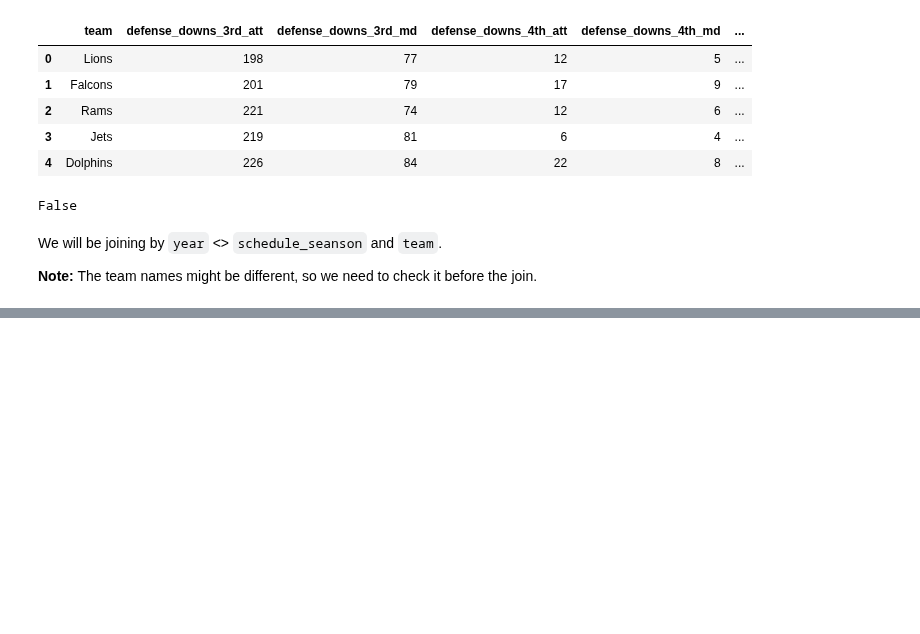
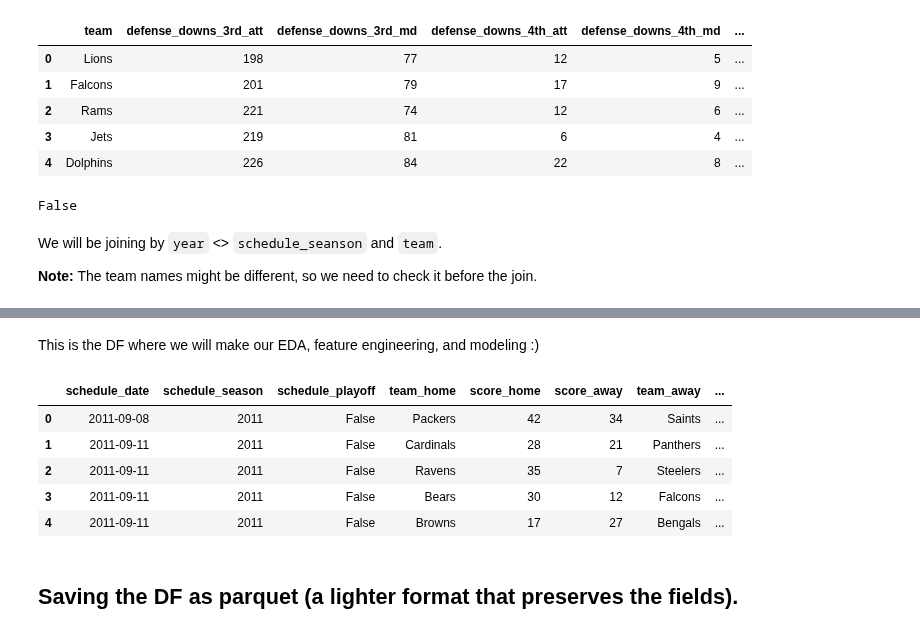
Before and after one commit to rafabandoni/nfl-predict, a Jupyter notebook: notebooks/00_nfl_predict_class.ipynb, the cells around one changed output, grey strips where cells are left out. Saved outputs shown, nothing was run; the diff lists cells and outputs as text; code cells hidden in the pictures; blank space fills up the shorter version.

```diff
--- a/notebooks/00_nfl_predict_class.ipynb
+++ b/notebooks/00_nfl_predict_class.ipynb
@@ -440,0 +513,19 @@
+# %%
+# Change Commanders name to get historic
+commanders_name = [
+    'Washington Commanders',
+    'Washington Football Team',
+    'Washington Redskins'
+]
+
+def change_commanders_name(team_name, commanders_name):
+  if team_name in commanders_name:
+    return 'Washington Commanders'
+  else:
+    return team_name
+
+score_historical['team_home'] = score_historical.apply(lambda row: change_commanders_name(row['team_home'], commanders_name), axis=1)
+score_historical['team_away'] = score_historical.apply(lambda row: change_commanders_name(row['team_away'], commanders_name), axis=1)
+# %%
+score_historical['team_home'] = score_historical['team_home'].str.split(' ').str[-1]
+score_historical['team_away'] = score_historical['team_away'].str.split(' ').str[-1]
@@ -440,0 +534,15 @@
+# %%
+stats_dataframe['year'] = stats_dataframe['year'] + 1
+# %%
+# Now let's try the first merge
+
+final_df = score_historical.merge(stats_dataframe,
+                                  left_on=['schedule_season', 'team_home'],
+                                  right_on=['year', 'team'],
+                                  how='left').merge(stats_dataframe,
+                                                    left_on=['schedule_season', 'team_away'],
+                                                    right_on=['year', 'team'],
+                                                    how='left',
+                                                    suffixes=('_home_', '_away_')).drop(['team_home_',
+                                                                                          'team_away_'],
+                                                                                        axis=1)
@@ -440,0 +553,13 @@
+# %% [markdown]
+This is the DF where we will make our EDA, feature engineering, and modeling :)
+# %%
+final_df.head()
+# %% [output]
+|  | schedule_date | schedule_season | schedule_playoff | team_home | score_home | score_away | team_away | ... |
+| 0 | 2011-09-08 | 2011 | False | Packers | 42 | 34 | Saints | ... |
+| 1 | 2011-09-11 | 2011 | False | Cardinals | 28 | 21 | Panthers | ... |
+| 2 | 2011-09-11 | 2011 | False | Ravens | 35 | 7 | Steelers | ... |
+| 3 | 2011-09-11 | 2011 | False | Bears | 30 | 12 | Falcons | ... |
+| 4 | 2011-09-11 | 2011 | False | Browns | 17 | 27 | Bengals | ... |
+# %% [markdown]
+## Saving the DF as parquet (a lighter format that preserves the fields).
```
Also changed, not shown: parts of 9 cells of this notebook.
